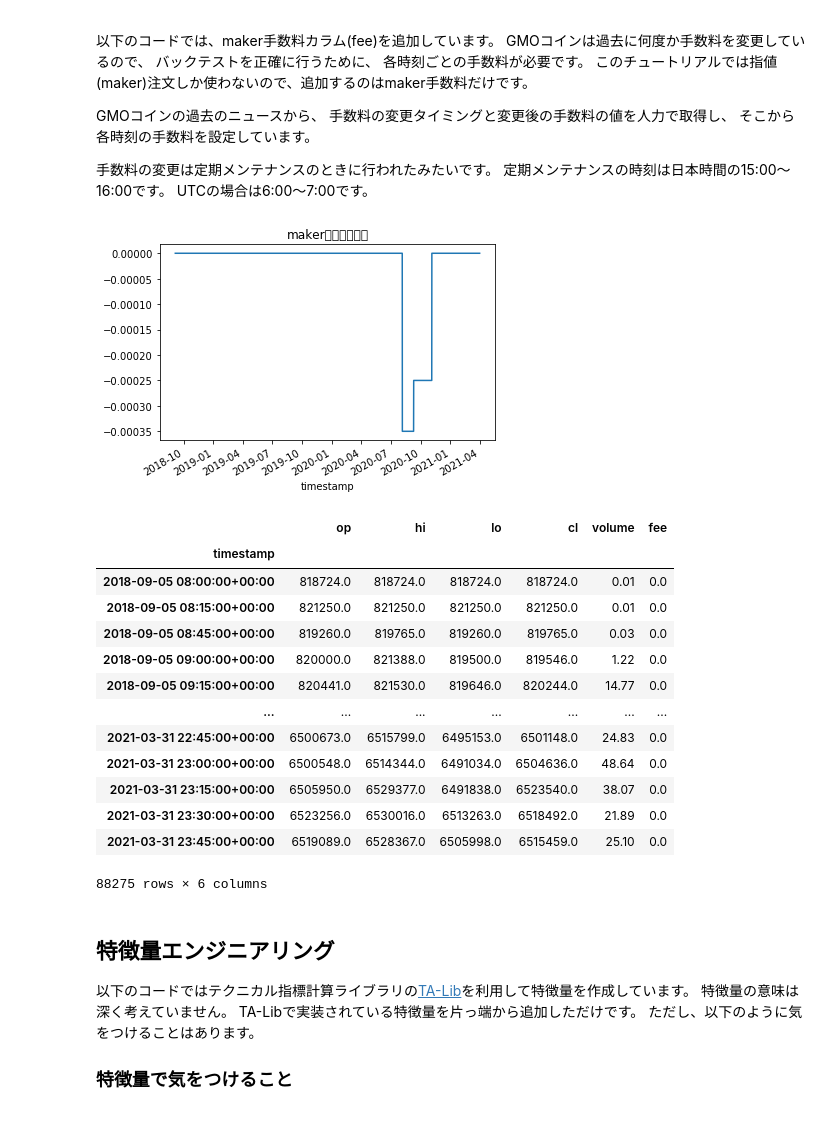
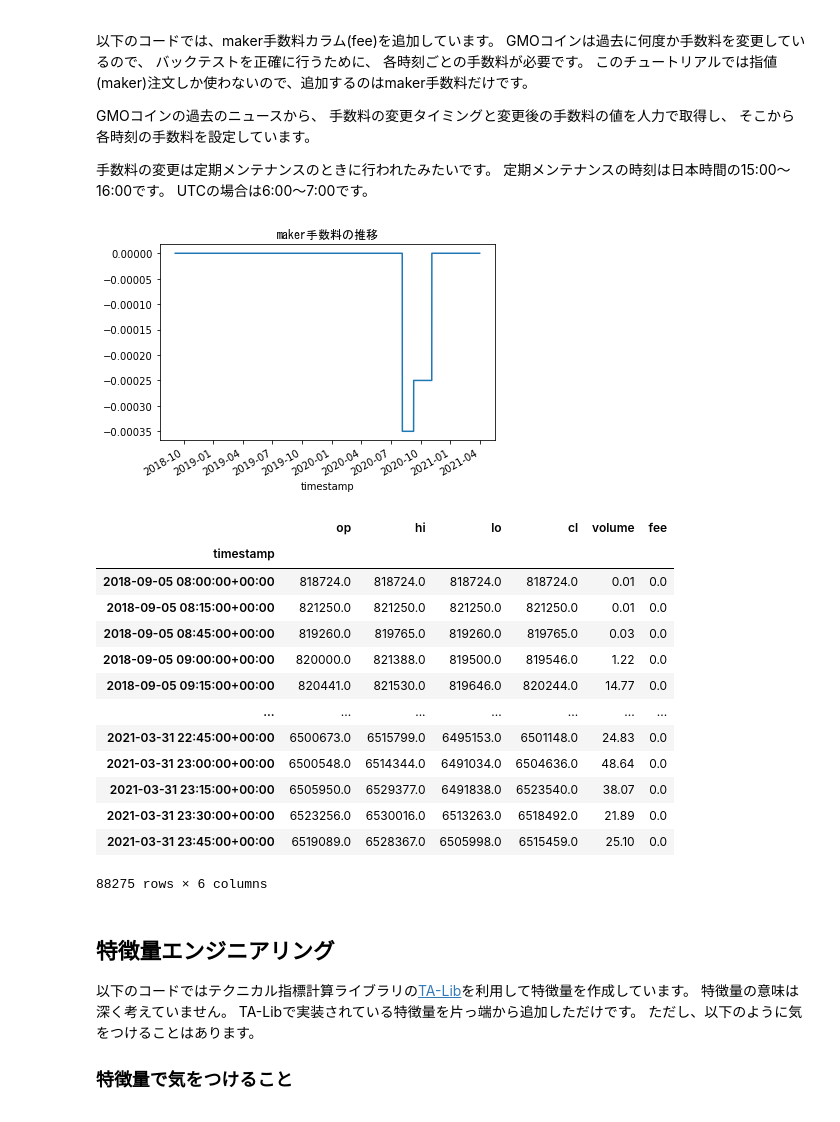
Before and after one commit to KazuyaManabe/mlbot_tutorial, a Jupyter notebook: work/tutorial.ipynb, the cells around one changed output. Drawn from its saved outputs; the diff is of its cells as text; code cells hidden in the pictures.

```diff
--- a/work/tutorial.ipynb
+++ b/work/tutorial.ipynb
@@ -182,35 +182,35 @@ maker_fee_history = [
         'changed_at': '2020/08/05 06:00:00Z',
         'maker_fee': -0.00035
     },
     {
         # https://coin.z.com/jp/news/2020/08/6541/
         'changed_at': '2020/09/09 06:00:00Z',
         'maker_fee': -0.00025
     },
     {
         # https://coin.z.com/jp/news/2020/10/6686/
         'changed_at': '2020/11/04 06:00:00Z',
         'maker_fee': 0.0
     },
 ]
 
 df = pd.read_pickle('df_ohlcv.pkl')
 
 # 初期の手数料
 # https://web.archive.org/web/20180930223704/https://coin.z.com/jp/corp/guide/fees/
 df['fee'] = 0.0
 
 for config in maker_fee_history:
     df.loc[pd.to_datetime(config['changed_at']) <= df.index, 'fee'] = config['maker_fee']
 
 df['fee'].plot()
-plt.title('maker手数料の推移')
+plt.title('maker手数料の推移',fontname="MS Gothic")
 plt.show()
 
 display(df)
 df.to_pickle('df_ohlcv_with_fee.pkl')
 # %% [output]
-[figure, old version]
+[figure, new version]
 |  | op | hi | lo | cl | volume | fee |
 | timestamp |  |  |  |  |  |  |
 | 2018-09-05 08:00:00+00:00 | 818724.0 | 818724.0 | 818724.0 | 818724.0 | 0.01 | 0.0 |
```
Also changed, not shown: parts of 2 cells of this notebook.
